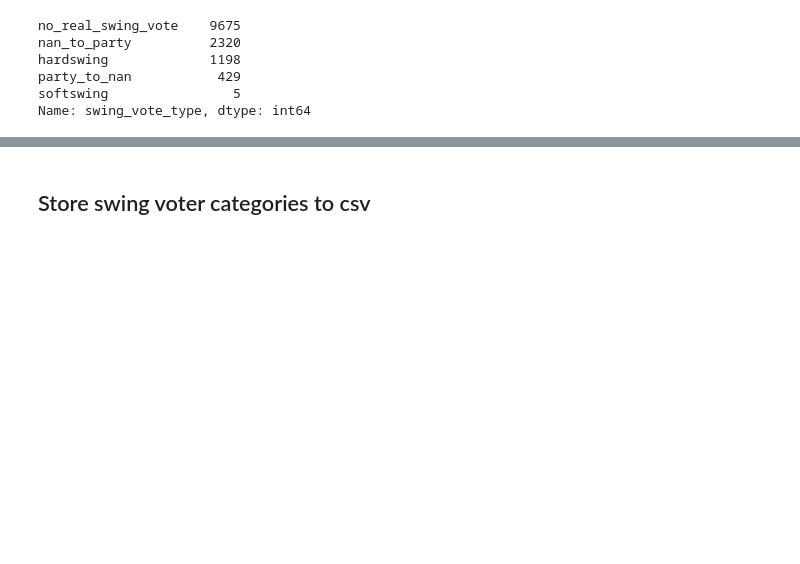
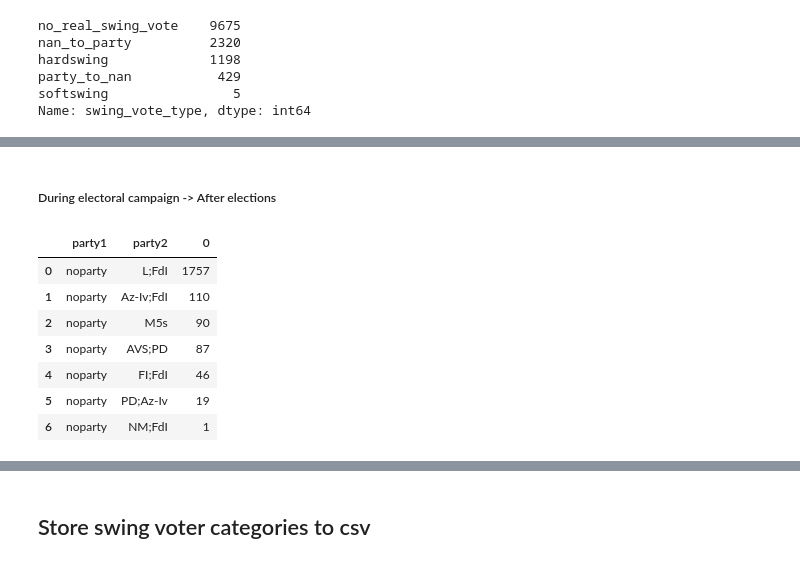
Before and after one commit to ariannap13/hidden-swing-voters, a Jupyter notebook: src/SNAM/swing_voters/swing_voters_classification.ipynb, the cells around one changed output, grey strips where cells are left out. Saved outputs shown, nothing was run; the diff lists cells and outputs as text; code cells hidden in the pictures; blank space fills up the shorter version.

```diff
--- a/src/SNAM/swing_voters/swing_voters_classification.ipynb
+++ b/src/SNAM/swing_voters/swing_voters_classification.ipynb
@@ -128,0 +192,18 @@ Name: swing_vote_type, dtype: int64
+# %% [markdown]
+##### During electoral campaign -> After elections
+# %%
+# select all swing voters moving from a non-political to a political community,
+# whose change happened from during the electoral campaign to after the elections
+swing_voters[
+    (swing_voters["swing_vote_type"]=="nan_to_party")
+    & (swing_voters["swing_vote_time"]=="DA")
+][['party1', 'party2']].value_counts().reset_index()
+# %% [output]
+|  | party1 | party2 | 0 |
+| 0 | noparty | L;FdI | 1757 |
+| 1 | noparty | Az-Iv;FdI | 110 |
+| 2 | noparty | M5s | 90 |
+| 3 | noparty | AVS;PD | 87 |
+| 4 | noparty | FI;FdI | 46 |
+| 5 | noparty | PD;Az-Iv | 19 |
+| 6 | noparty | NM;FdI | 1 |
```
Also changed, not shown: parts of 10 cells of this notebook.
